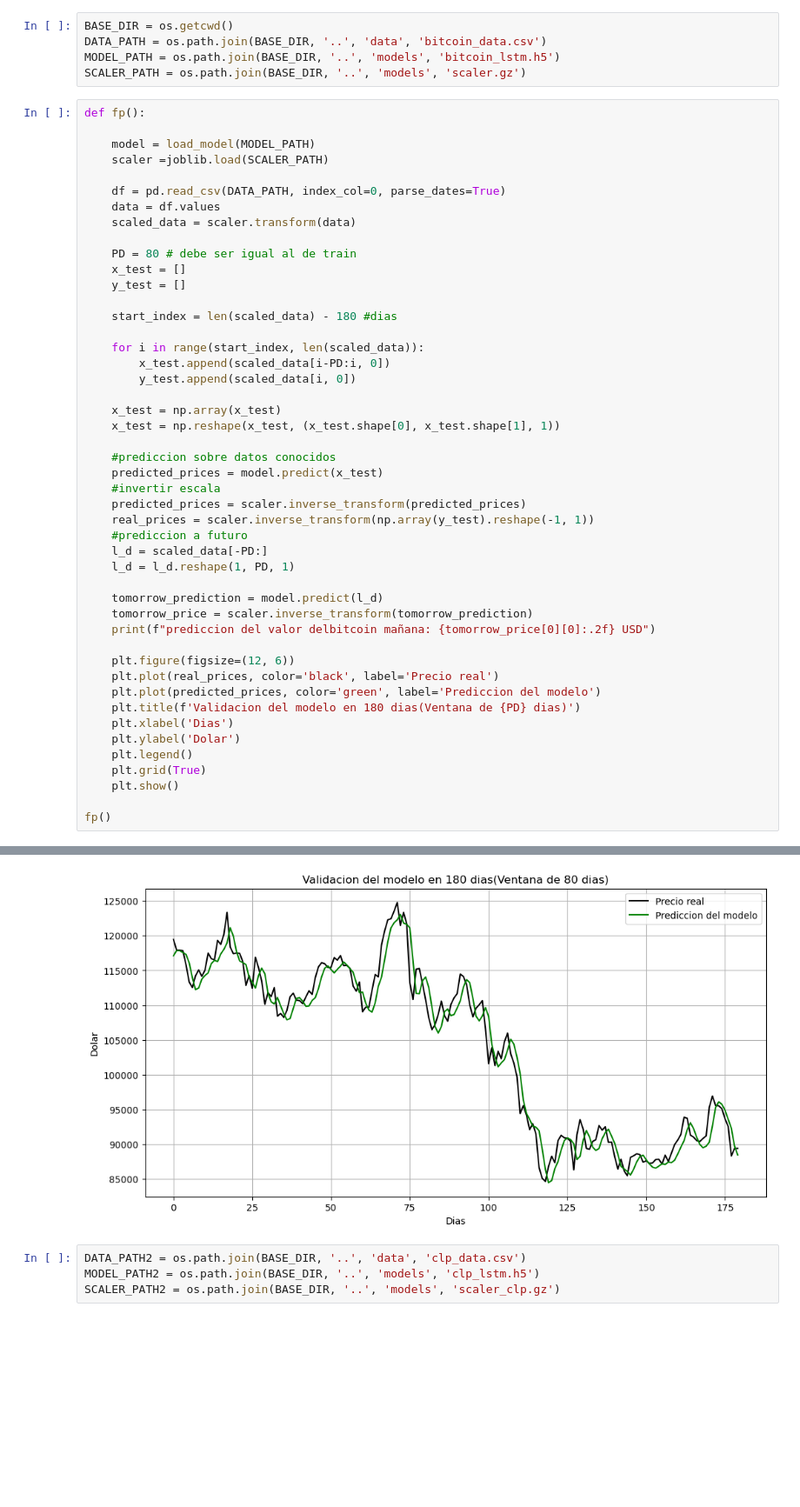
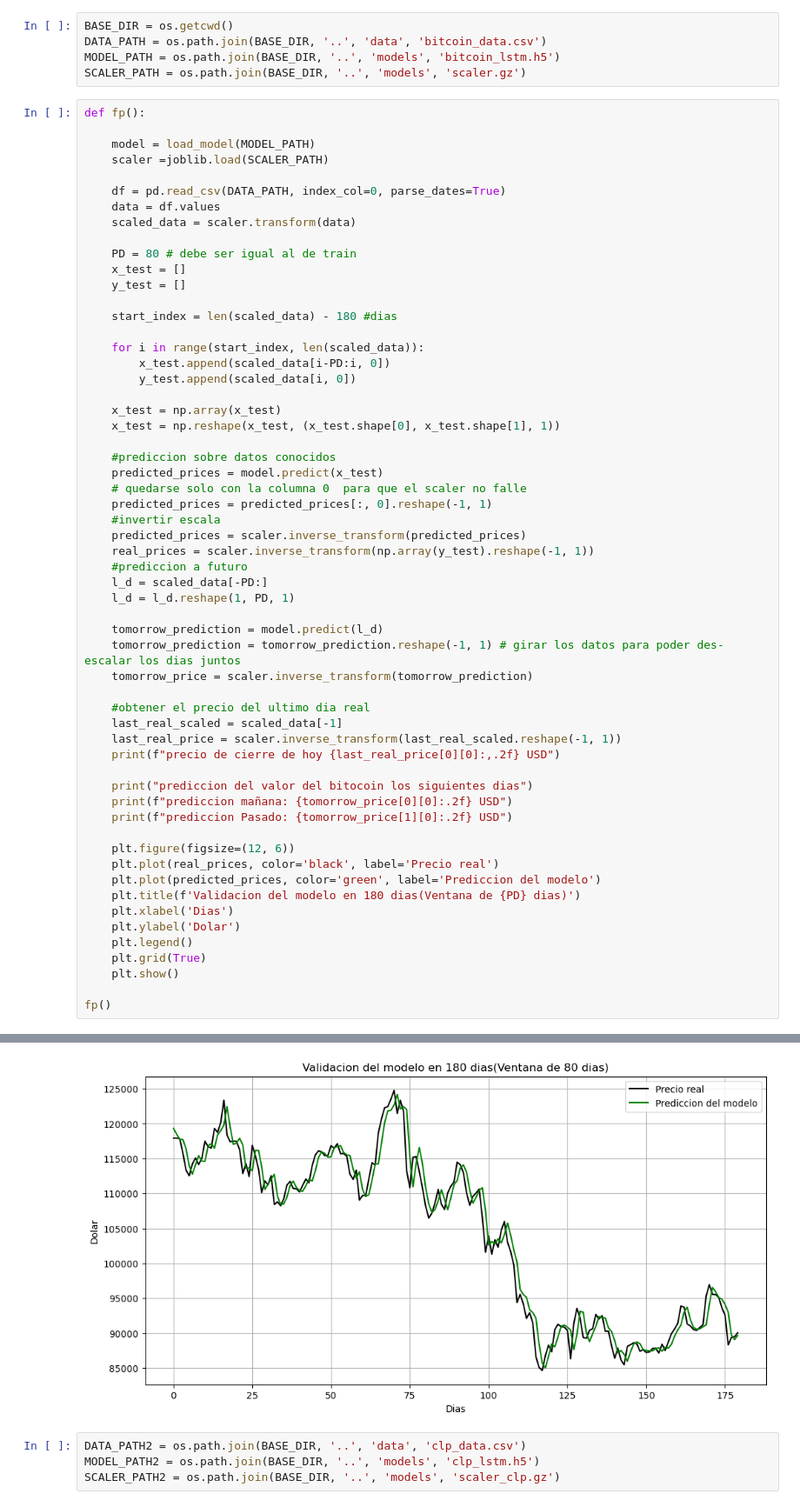
Before and after one commit to DESM2025/Simple_Bitcoin_Predictor_LSTM_keras, a Jupyter notebook: notebooks/general_predict.ipynb, the cells around one changed output, grey strips where cells are left out. Shown at 87% size. Saved outputs shown, nothing was run; the diff lists cells and outputs as text; blank space fills up the shorter version.

Commit message:
muestra la prediccion a dos dias

```diff
--- a/notebooks/general_predict.ipynb
+++ b/notebooks/general_predict.ipynb
@@ -36,6 +36,8 @@ def fp():
 
     #prediccion sobre datos conocidos
     predicted_prices = model.predict(x_test)
+    # quedarse solo con la columna 0  para que el scaler no falle
+    predicted_prices = predicted_prices[:, 0].reshape(-1, 1)
     #invertir escala
     predicted_prices = scaler.inverse_transform(predicted_prices)
     real_prices = scaler.inverse_transform(np.array(y_test).reshape(-1, 1))
@@ -44,8 +46,17 @@ def fp():
     l_d = l_d.reshape(1, PD, 1)
 
     tomorrow_prediction = model.predict(l_d)
+    tomorrow_prediction = tomorrow_prediction.reshape(-1, 1) # girar los datos para poder des-escalar los dias juntos
     tomorrow_price = scaler.inverse_transform(tomorrow_prediction)
-    print(f"prediccion del valor delbitcoin mañana: {tomorrow_price[0][0]:.2f} USD")
+
+    #obtener el precio del ultimo dia real
+    last_real_scaled = scaled_data[-1]
+    last_real_price = scaler.inverse_transform(last_real_scaled.reshape(-1, 1))
+    print(f"precio de cierre de hoy {last_real_price[0][0]:,.2f} USD")
+
+    print("prediccion del valor del bitocoin los siguientes dias")
+    print(f"prediccion mañana: {tomorrow_price[0][0]:.2f} USD")
+    print(f"prediccion Pasado: {tomorrow_price[1][0]:.2f} USD")
 
     plt.figure(figsize=(12, 6))
     plt.plot(real_prices, color='black', label='Precio real')
@@ -66,4 +80,4 @@ prediccion del valor delbitcoin mañana: 88300.95 USD
-[figure, old version]
+[figure, new version]
 # %%
 DATA_PATH2 = os.path.join(BASE_DIR, '..', 'data', 'clp_data.csv')
 MODEL_PATH2 = os.path.join(BASE_DIR, '..', 'models', 'clp_lstm.h5')
```
Also changed, not shown: parts of 3 cells of this notebook, 7 other files.
